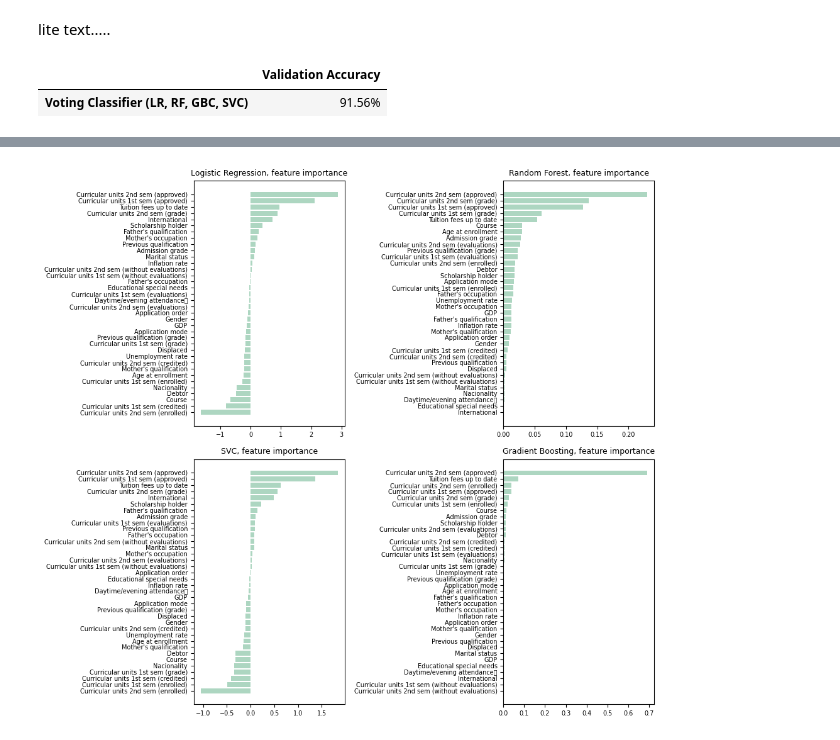
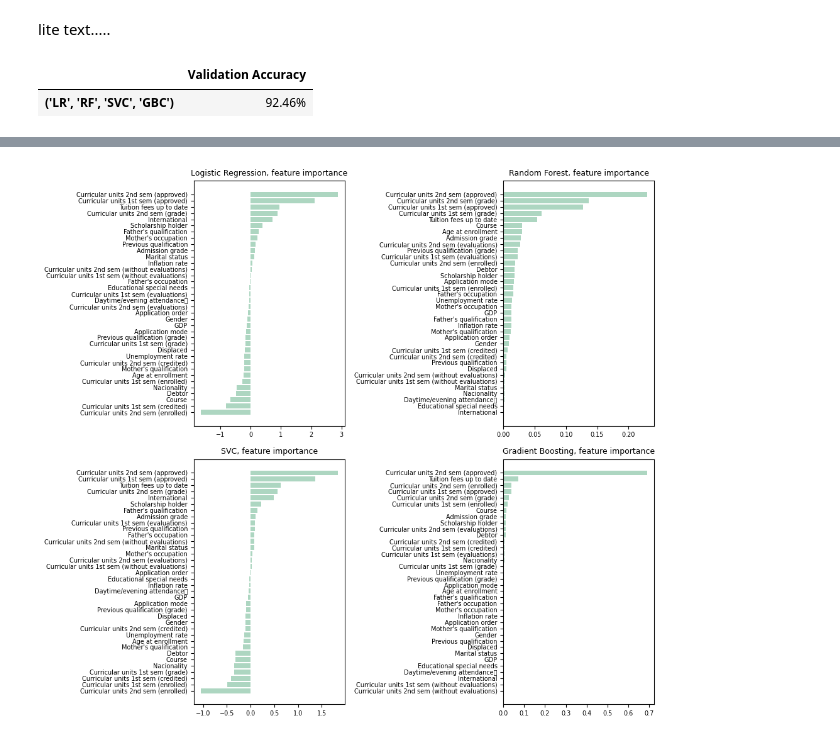
Before and after one commit to LLUhlin/data-science-project, a Jupyter notebook: student_final.ipynb, the cells around one changed output, grey strips where cells are left out. Cells and saved outputs as stored; diff of their text form; code cells hidden in the pictures.

```diff
--- a/student_final.ipynb
+++ b/student_final.ipynb
@@ -469,8 +449,8 @@ for rakna, clfs in enumerate(comb_list):
     ensemble = VotingClassifier(estimators=clfs, voting='hard', n_jobs=-1)
     ensemble.fit(X_train_scaled, y_train)
     acc_tr = ensemble.score(X_train_scaled, y_train)
-    acc_te = ensemble.score(X_test_scaled, y_test)
-    new_row = pd.DataFrame({'Train Accuracy':acc_tr, 'Test Accuracy':acc_te}, index=[mdls])
+    acc_va = ensemble.score(X_val_scaled, y_val)
+    new_row = pd.DataFrame({'Train Accuracy':acc_tr, 'Test Accuracy':acc_va}, index=[mdls])
     summa = pd.concat([summa, new_row], axis=0)
 
 display(summa.style.format("{:.2%}"))
@@ -489,27 +469,20 @@ display(summa.style.format("{:.2%}"))
 # %% [markdown]
 lite text.....
 # %%
-# Testing our model on the untouched validation dataset
-X_val_scaled = StandardScaler().fit_transform(X_val.astype(np.float64))
+# OBS NY KOD SOM SKA LÄGGAS IN!!!!!
 
-from sklearn.ensemble import VotingClassifier
+# Testing our final chosen ensemble of models on the untouched test dataset
+X_test_scaled = StandardScaler().fit_transform(X_test.astype(np.float64))
 
-#create our voting classifier
-ensemble = VotingClassifier(estimators=[('lr', LogisticRegression()),
-                                        ('gbc', GradientBoostingClassifier()),
-                                        ('rf', RandomForestClassifier()),
-                                        ('svc', SVC())],
-                            voting='hard',
-                            n_jobs=-1)
+#Create our voting classifier
+ensemb_final = VotingClassifier(estimators=comb_list[1], voting='hard', n_jobs=-1)
+#fit model to training data
+ensemb_final.fit(X_train_scaled, y_train)
 
-#fit model to training data
-ensemble.fit(X_train_scaled, y_train)
-
-#test our model on the validation data
-acc_val = ensemble.score(X_val_scaled, y_val)
-sum = pd.DataFrame({'Validation Accuracy':[acc_val]},
-                   index=['Voting Classifier (LR, RF, GBC, SVC)'])
+acc_test = ensemb_final.score(X_test_scaled, y_test)
+sum = pd.DataFrame({'Validation Accuracy':[acc_test]},
+                   index=[comb_list2[1]])
 display(sum.style.format("{:.2%}"))
 # %% [output]
 |  | Validation Accuracy |
-| Voting Classifier (LR, RF, GBC, SVC) | 91.56% |
+| ('LR', 'RF', 'SVC', 'GBC') | 92.46% |
```
Also changed, not shown: parts of 11 cells of this notebook.
